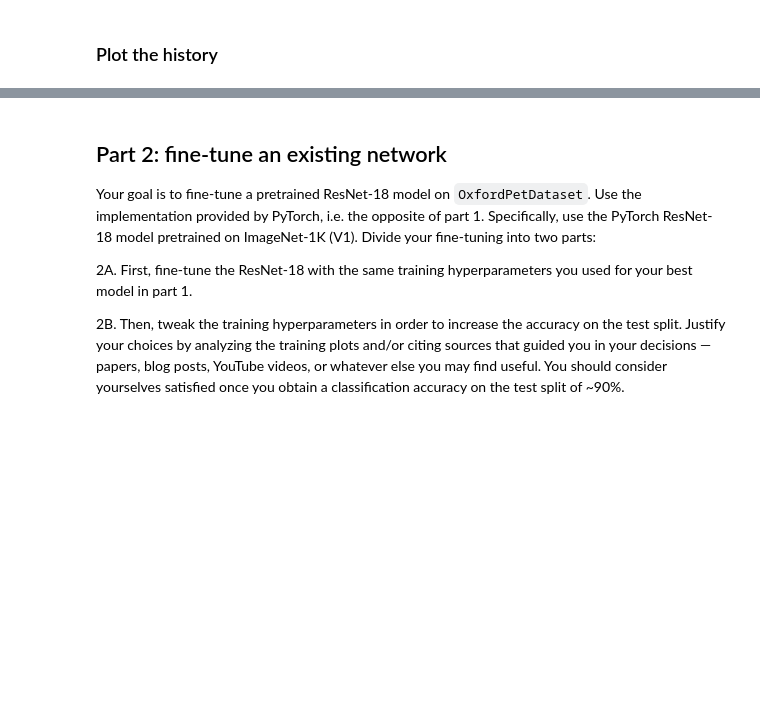
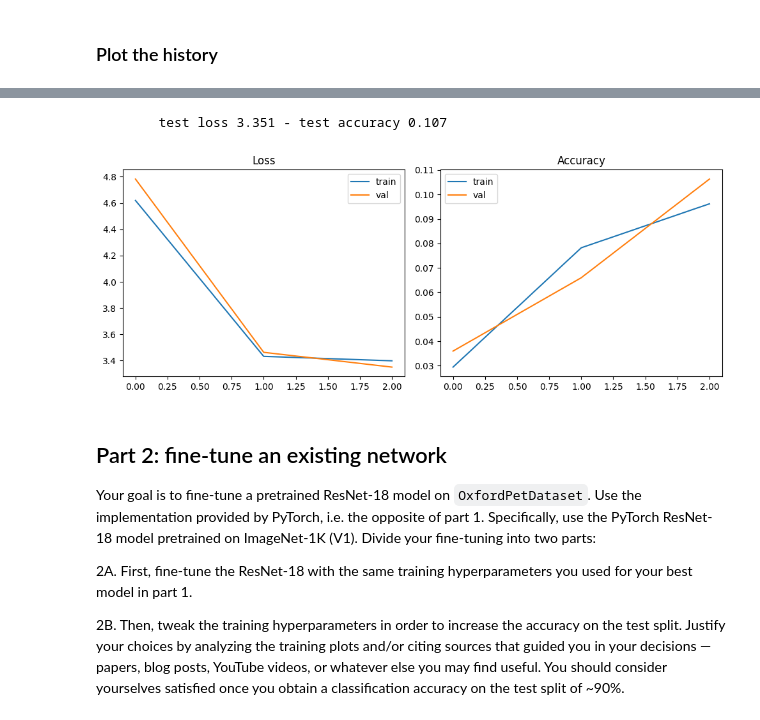
Before and after one commit to lucazini03/IPCV, a Jupyter notebook: assignment_module_two.ipynb, the cells around one changed output, grey strips where cells are left out. Saved outputs shown, nothing was run; the diff lists cells and outputs as text; code cells hidden in the pictures; blank space fills up the shorter version.

```diff
--- a/assignment_module_two.ipynb
+++ b/assignment_module_two.ipynb
@@ -599,3 +581,18 @@ Accuracy of model A on the test set: 0.06121343374252319
+# %%
+test_loss, test_accuracy = trainer_A.eval("test")
+# %% [output]
+        test loss 3.351 - test accuracy 0.107
+# %%
+history_A = {
+    "train_loss":trainer_A.train_loss,
+    "train_acc":trainer_A.train_acc,
+    "val_loss":trainer_A.val_loss,
+    "val_acc":trainer_A.val_acc
+}
+
+plot_history(history_A)
+# %% [output]
+[figure, added]
 # %% [markdown]
 ## Part 2: fine-tune an existing network
 
```
Also changed, not shown: parts of 27 cells of this notebook.
